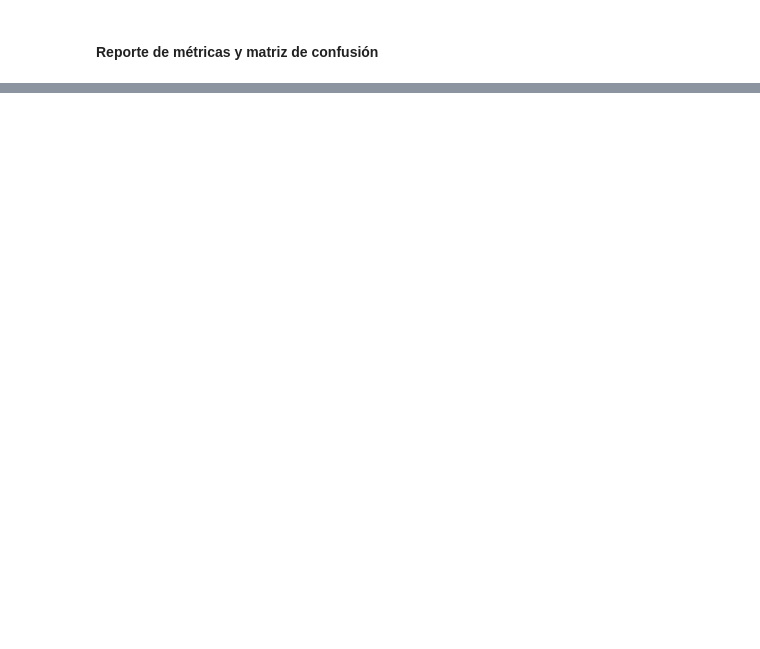
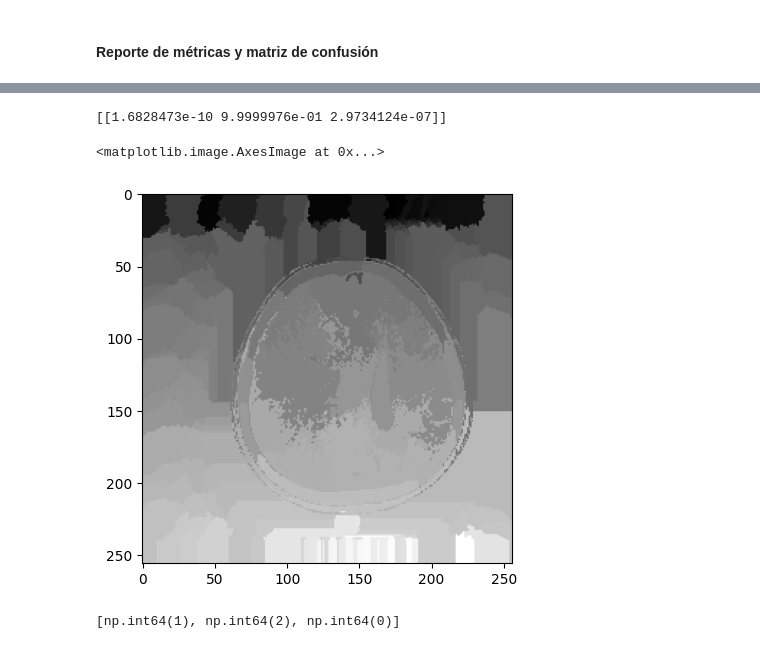
Before and after one commit to bastifwp/Explanation-IAmodels-CT, a Jupyter notebook: CNN.ipynb, the cells around one changed output, grey strips where cells are left out. Drawn from its saved outputs; the diff is of its cells as text; code cells hidden in the pictures; blank space fills up the shorter version.

```diff
--- a/CNN.ipynb
+++ b/CNN.ipynb
@@ -337,0 +445,3 @@ Accuracy para Bleeding: 77.27%
+# %%
+index_to_explain_ischemia = 4558
+index_to_explain_bleeding = 5882
@@ -337,0 +513,35 @@ Accuracy para Bleeding: 77.27%
+# %%
+#Probamos la funcioncita esa
+print(predict_cnn([img_to_explain]))
+# %% [output]
+[[1.6828473e-10 9.9999976e-01 2.9734124e-07]]
+# %%
+# Cambiamos el segmentador para que tenga más superpixeles y se ajuste al sector con ischemia
+segmenter = lambda image: quickshift(
+    image,
+    kernel_size=5,
+    max_dist=200,
+    ratio=3
+)
+# %%
+explanation = explainer.explain_instance(
+    img_to_explain,
+    predict_cnn,
+    top_labels=3,
+    hide_color=0,
+    num_samples=1000,
+    segmentation_fn=segmenter #Borrar esto para default
+)
+# %%
+#Mostramos los super pixeles
+plt.imshow(explanation.segments, cmap="gray")
+# %% [output]
+<matplotlib.image.AxesImage at 0x...>
+[figure, added]
+# %%
+#0:normal
+#1: Ischemia
+#2: Bleeding
+explanation.top_labels
+# %% [output]
+[np.int64(1), np.int64(2), np.int64(0)]
```
Also changed, not shown: parts of 22 cells of this notebook, 1 other file.
